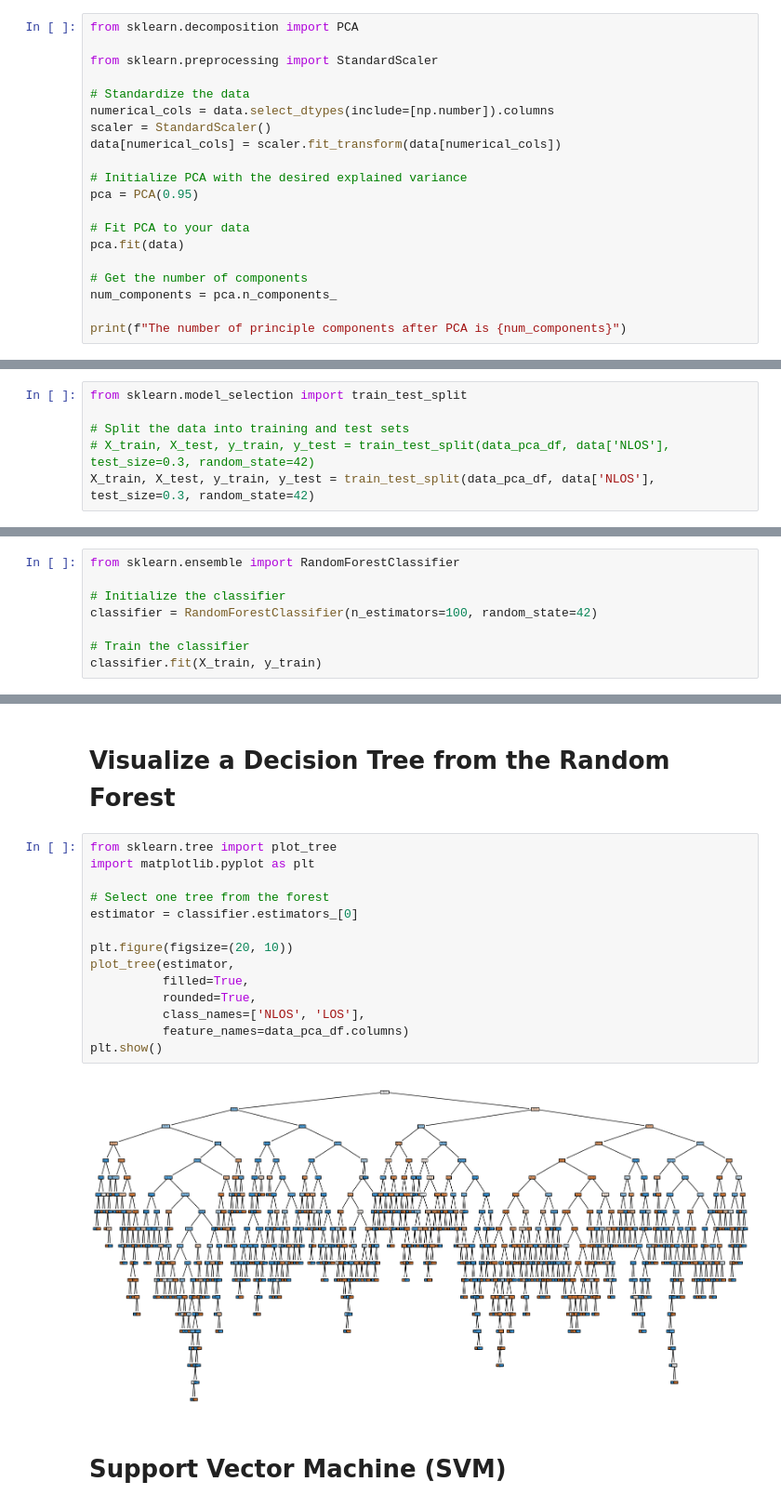
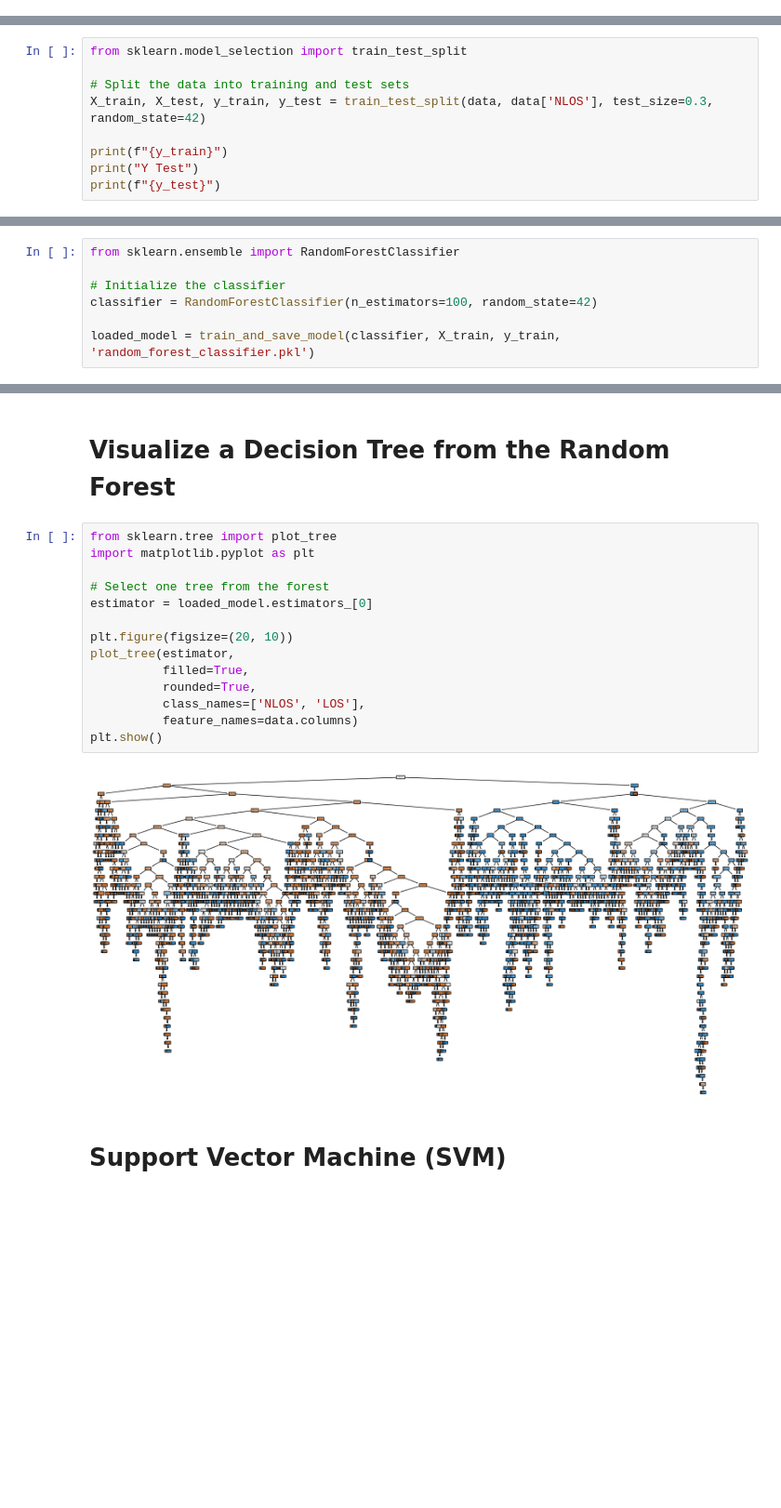
Before and after one commit to Devoalda/CSC3105_Project, a Jupyter notebook: Project.ipynb, the cells around one changed output, grey strips where cells are left out. Shown at 93% size. Cells and saved outputs as stored; diff of their text form; blank space fills up the shorter version.

Commit message:
Updated data cleaning and training models

```diff
--- a/Project.ipynb
+++ b/Project.ipynb
@@ -170,23 +238,3 @@ Where:
 The `StandardScaler` class from the `sklearn.preprocessing` module is used to perform this standardization. The `fit_transform` method is used to calculate the mean and standard deviation of the data and then perform the standardization.
 
 **Note:** By setting the explained variance to 0.95, we are saying that we want to choose the smallest number of principal components such that 95% of the variance in the original data is retained. This means that the transformed data will retain 95% of the information of the original data, while potentially having fewer dimensions.
-# %%
-from sklearn.decomposition import PCA
-
-from sklearn.preprocessing import StandardScaler
-
-# Standardize the data
-numerical_cols = data.select_dtypes(include=[np.number]).columns
-scaler = StandardScaler()
-data[numerical_cols] = scaler.fit_transform(data[numerical_cols])
-
-# Initialize PCA with the desired explained variance
-pca = PCA(0.95)
-
-# Fit PCA to your data
-pca.fit(data)
-
-# Get the number of components
-num_components = pca.n_components_
-
-print(f"The number of principle components after PCA is {num_components}")
@@ -245,5 +265,8 @@ We will use the `train_test_split` function from the `sklearn.model_selection` m
 from sklearn.model_selection import train_test_split
 
 # Split the data into training and test sets
-# X_train, X_test, y_train, y_test = train_test_split(data_pca_df, data['NLOS'], test_size=0.3, random_state=42)
-X_train, X_test, y_train, y_test = train_test_split(data_pca_df, data['NLOS'], test_size=0.3, random_state=42)
+X_train, X_test, y_train, y_test = train_test_split(data, data['NLOS'], test_size=0.3, random_state=42)
+
+print(f"{y_train}")
+print("Y Test")
+print(f"{y_test}")
@@ -261,5 +302,4 @@ from sklearn.ensemble import RandomForestClassifier
 # Initialize the classifier
 classifier = RandomForestClassifier(n_estimators=100, random_state=42)
 
-# Train the classifier
-classifier.fit(X_train, y_train)
+loaded_model = train_and_save_model(classifier, X_train, y_train, 'random_forest_classifier.pkl')
@@ -321,18 +364,18 @@ weighted avg       1.00      1.00      1.00     12600
 # %%
 from sklearn.tree import plot_tree
 import matplotlib.pyplot as plt
 
 # Select one tree from the forest
-estimator = classifier.estimators_[0]
+estimator = loaded_model.estimators_[0]
 
 plt.figure(figsize=(20, 10))
 plot_tree(estimator,
           filled=True,
           rounded=True,
           class_names=['NLOS', 'LOS'],
-          feature_names=data_pca_df.columns)
+          feature_names=data.columns)
 plt.show()
 # %% [output]
-[figure, old version]
+[figure, new version]
 # %% [markdown]
 # Support Vector Machine (SVM)
```
Also changed, not shown: parts of 36 cells of this notebook.
